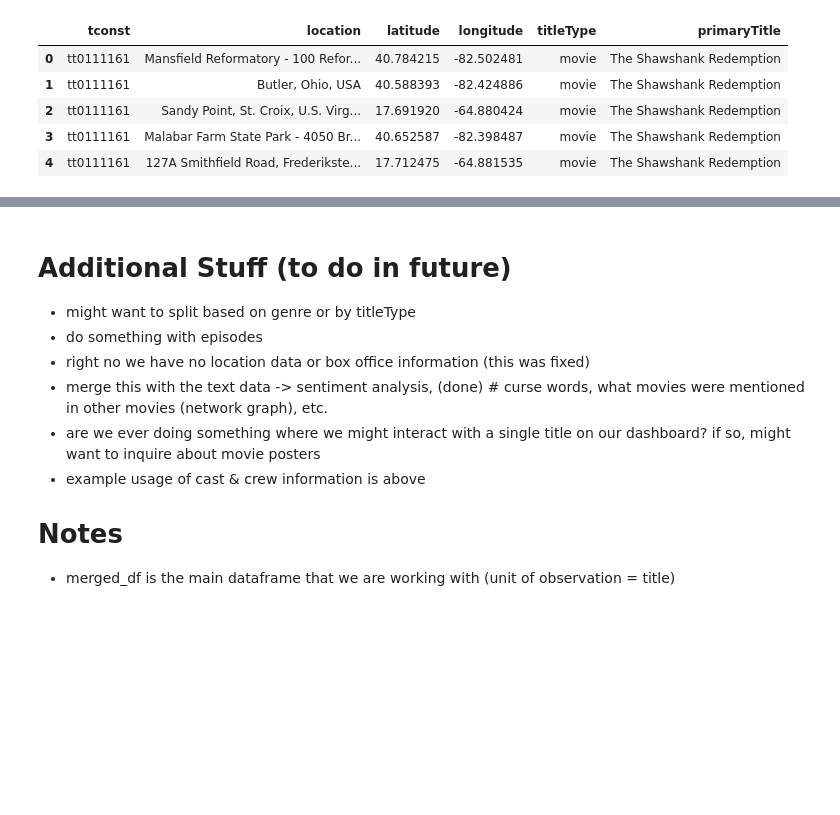
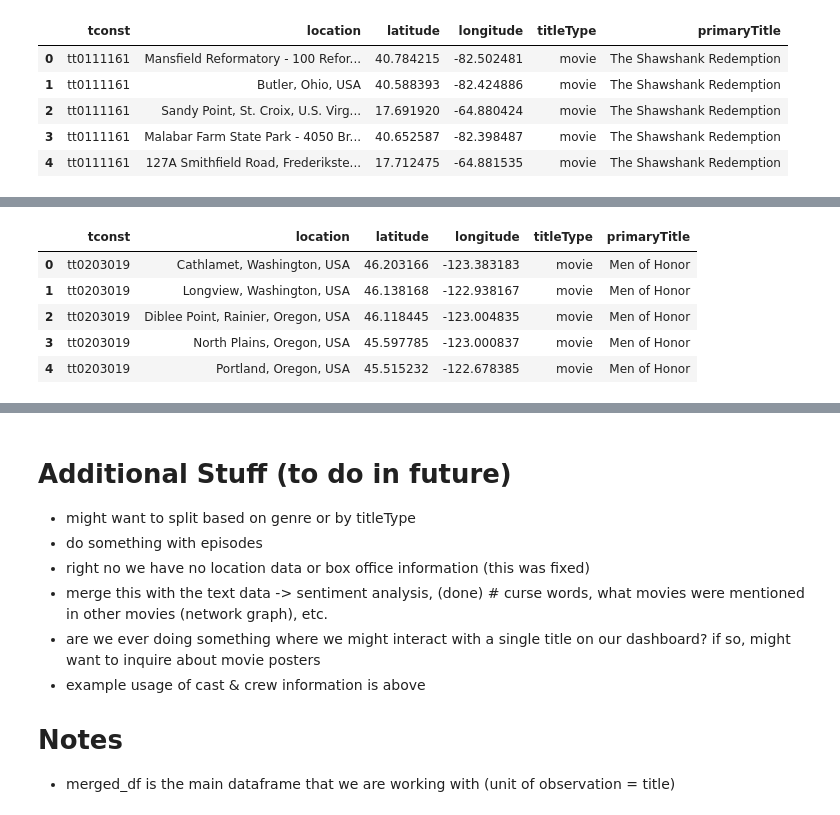
Before and after one commit to wmcgloin/movie_project, a Jupyter notebook: docs/data_cleaning.ipynb, the cells around one changed output, grey strips where cells are left out. Cells and saved outputs as stored; diff of their text form; code cells hidden in the pictures; blank space fills up the shorter version.

```diff
--- a/docs/data_cleaning.ipynb
+++ b/docs/data_cleaning.ipynb
@@ -1779,0 +1829,27 @@ new_locations_df.head()
+# %%
+# Initialize a list to store the new rows
+new_rows2 = []
+
+# Iterate over each row in the locations DataFrame
+for index, row in locations_df2.iterrows():
+    # Get the tconst value for the row
+    tconst = row['tconst']
+    # Extract locations using the get_location_list function
+    location_list = get_location_list(index)
+
+    # For each location in the list, geocode and collect data
+    for location in location_list:
+        latitude, longitude = geocode_address(location)
+        # Only add rows with valid geocode data
+        if latitude is not None and longitude is not None:
+            new_rows2.append({
+                'tconst': tconst,
+                'location': location,
+                'latitude': latitude,
+                'longitude': longitude
+            })
+
+# Create the new DataFrame with the collected rows
+new_locations_df2 = pd.DataFrame(new_rows2)
+
+new_locations_df2.head()
@@ -1780,14 +1863,21 @@ new_locations_df.head()
 # %%
 # load in movie_level_data
 titles = pd.read_csv('../data/clean_data/movie_level_data.csv')
 
 # getting names, tytle_type, and tconst
 temp_df = titles[['tconst', 'titleType', 'primaryTitle']]
 
-# left join temp_df with new_locations_df on tconst (keeping all rows in new_locations_df)
-final_location_data = new_locations_df.merge(temp_df, on='tconst', how='left')
+# left join temp_df with new_locations_df2 on tconst (keeping all rows in new_locations_df2)
+final_location_data2 = new_locations_df2.merge(temp_df, on='tconst', how='left')
 
 # check what it looks like
-final_location_data.head()
+final_location_data2.head()
+# %% [output]
+|  | tconst | location | latitude | longitude | titleType | primaryTitle |
+| 0 | tt0203019 | Cathlamet, Washington, USA | 46.203166 | -123.383183 | movie | Men of Honor |
+| 1 | tt0203019 | Longview, Washington, USA | 46.138168 | -122.938167 | movie | Men of Honor |
+| 2 | tt0203019 | Diblee Point, Rainier, Oregon, USA | 46.118445 | -123.004835 | movie | Men of Honor |
+| 3 | tt0203019 | North Plains, Oregon, USA | 45.597785 | -123.000837 | movie | Men of Honor |
+| 4 | tt0203019 | Portland, Oregon, USA | 45.515232 | -122.678385 | movie | Men of Honor |
 # %%
 # save to csv
```
Also changed, not shown: parts of 24 cells of this notebook, 4 other files.
